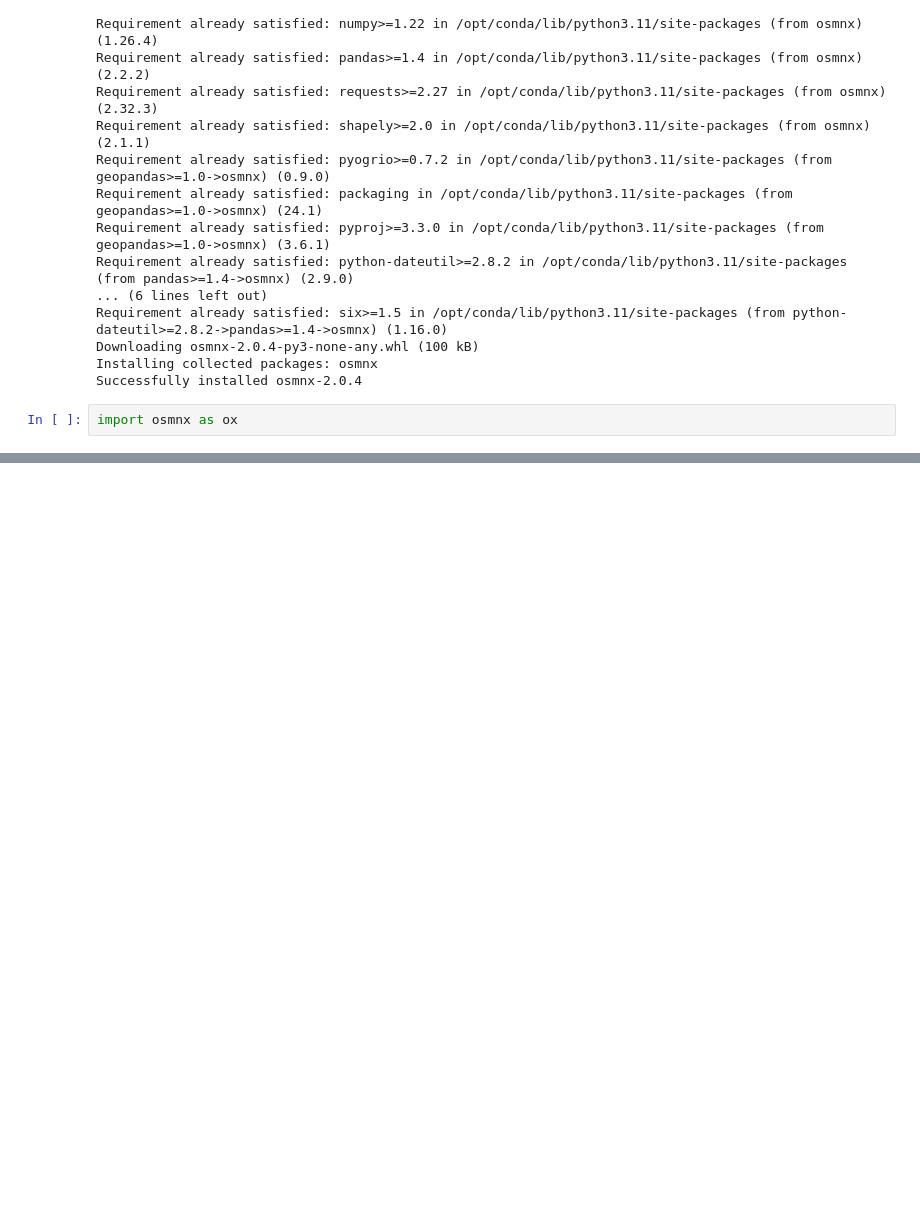
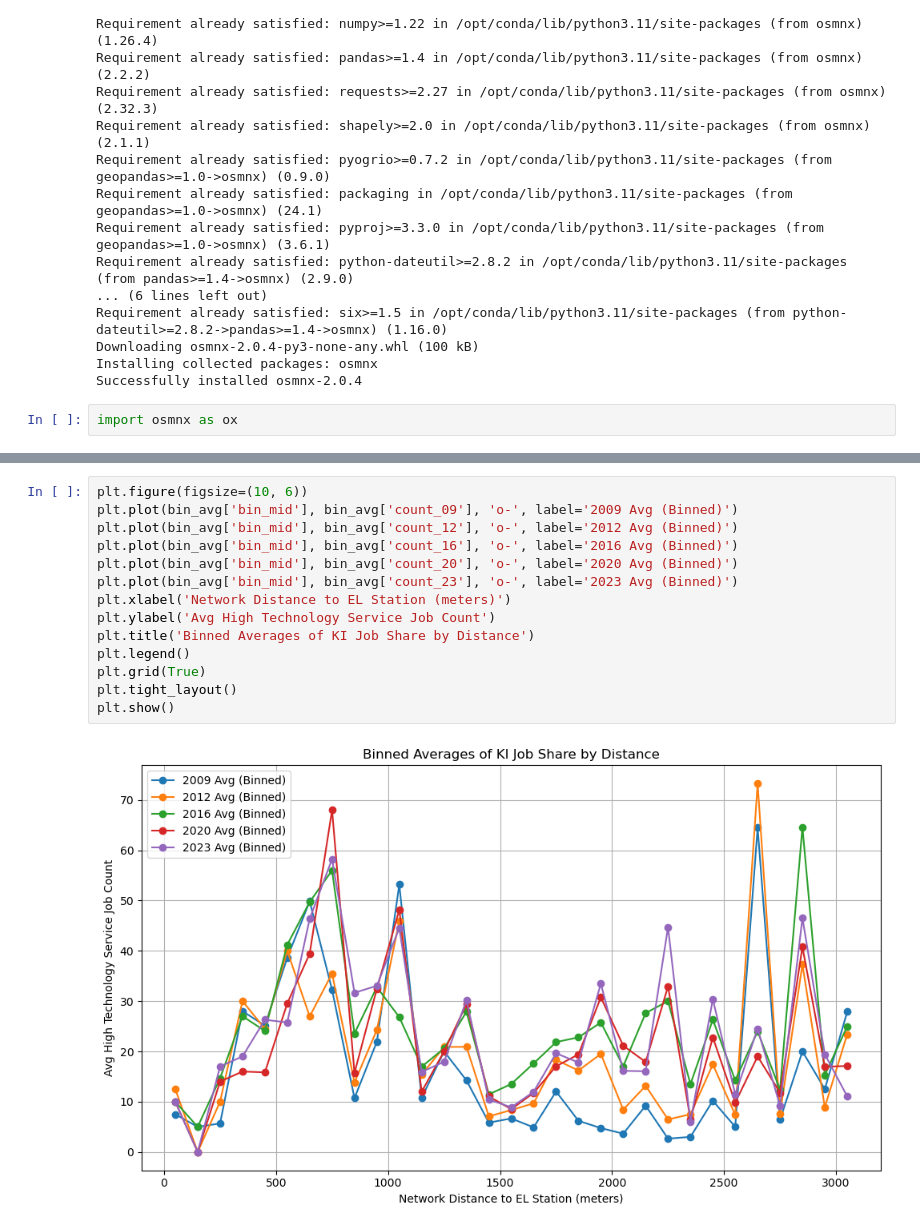
Before and after one commit to hanxiang270/Dissertation, a Jupyter notebook: HTS.ipynb, the cells around one changed output, grey strips where cells are left out. Saved outputs shown, nothing was run; the diff lists cells and outputs as text; blank space fills up the shorter version.

```diff
--- a/HTS.ipynb
+++ b/HTS.ipynb
@@ -1593,0 +1572,16 @@ NameError: name 'lsoa_ncaz' is not defined
+# %%
+plt.figure(figsize=(10, 6))
+plt.plot(bin_avg['bin_mid'], bin_avg['count_09'], 'o-', label='2009 Avg (Binned)')
+plt.plot(bin_avg['bin_mid'], bin_avg['count_12'], 'o-', label='2012 Avg (Binned)')
+plt.plot(bin_avg['bin_mid'], bin_avg['count_16'], 'o-', label='2016 Avg (Binned)')
+plt.plot(bin_avg['bin_mid'], bin_avg['count_20'], 'o-', label='2020 Avg (Binned)')
+plt.plot(bin_avg['bin_mid'], bin_avg['count_23'], 'o-', label='2023 Avg (Binned)')
+plt.xlabel('Network Distance to EL Station (meters)')
+plt.ylabel('Avg High Technology Service Job Count')
+plt.title('Binned Averages of KI Job Share by Distance')
+plt.legend()
+plt.grid(True)
+plt.tight_layout()
+plt.show()
+# %% [output]
+[figure, added]
```
Also changed, not shown: parts of 48 cells of this notebook, 1 other file.
